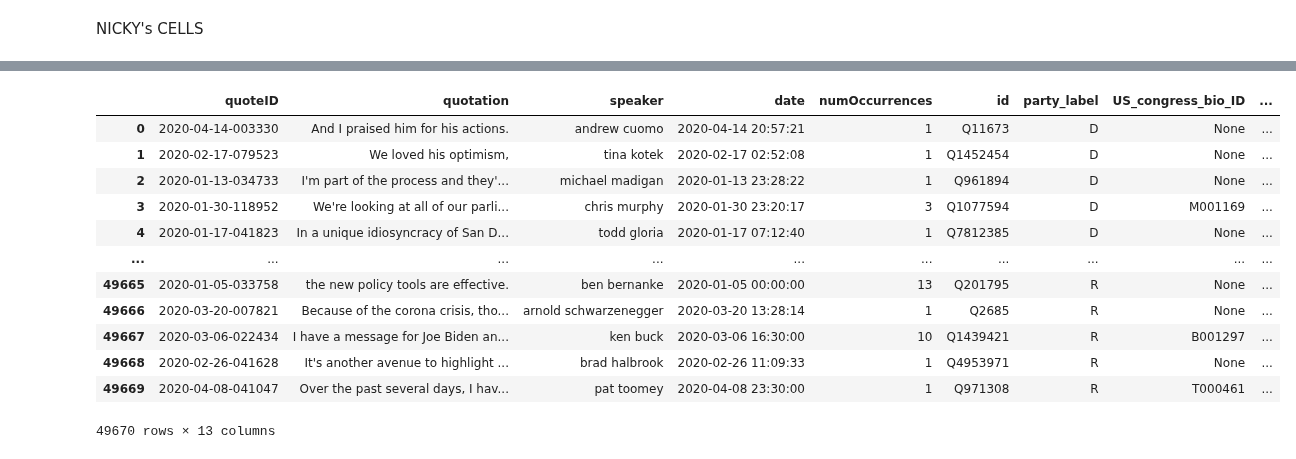
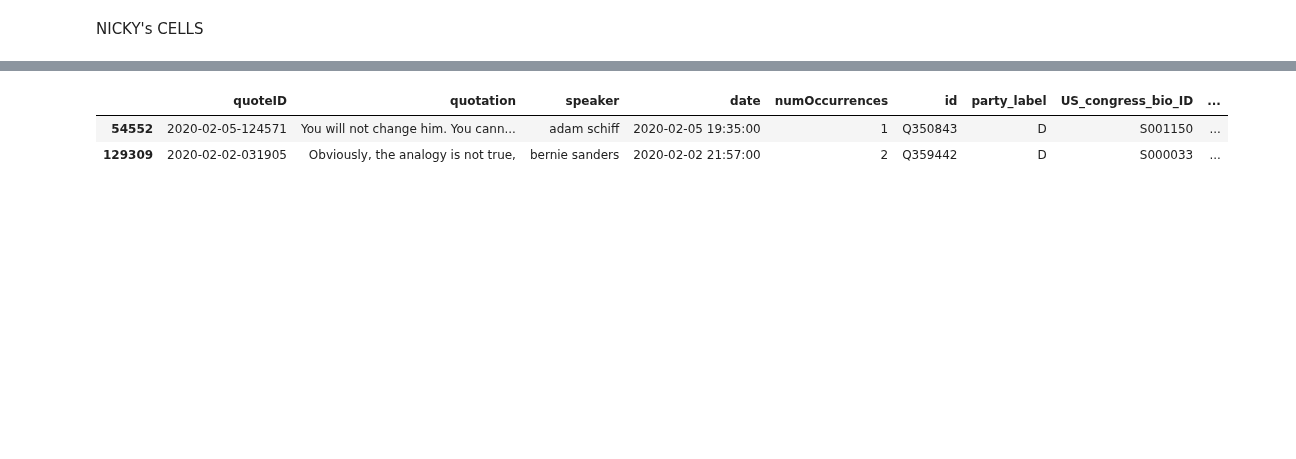
Before and after one commit to epfl-ada/ada-2021-project-mmng, a Jupyter notebook: michael_cleaning_variants.ipynb, the cells around one changed output, grey strips where cells are left out. Cells and saved outputs as stored; diff of their text form; code cells hidden in the pictures; blank space fills up the shorter version.

```diff
--- a/michael_cleaning_variants.ipynb
+++ b/michael_cleaning_variants.ipynb
@@ -361,4 +535,16 @@ array([1, 1, 0, ..., 1, 1, 0])
+# %%
+split_frac = 0.9
+
+bound = round(len(nicky_X)*split_frac)
+
+nicky_X_train = nicky_X[:bound]
+nicky_y_train = nicky_y[:bound]
+
+nicky_X_test = nicky_X[bound:]
+nicky_y_test = nicky_y[bound:]
+# %%
+nicky_pipeline.fit(nicky_X_train, nicky_y_train)
 # %%
-y_pred = nicky_clf.predict_proba(nicky_X)
-y_pred
+y_pred = nicky_pipeline.predict_proba(nicky_X_test)
+y_pred.shape
 # %% [output]
@@ -372,3 +552,9 @@ array([[0.36970839, 0.63029161],
+# %%
+df_temp = df.sample(frac=1)
+nicky_X = df_temp['quotation_cleanE'].values.copy()
+
+nicky_y = y = df_temp['party_label'].values
+nicky_y = np.array([0.0 if label=='R' else 1.0 for label in nicky_y])
 # %%
 df.columns
 # %% [output]
@@ -376,21 +566,11 @@ df.columns
 # %%
-nicky_df = df.copy()
+nicky_df = df_temp.iloc[bound:].copy()
 nicky_df['pred'] = y_pred[:,0]
-nicky_df
+nicky_df.head(2)
 # %% [output]
 |  | quoteID | quotation | speaker | date | numOccurrences | id | party_label | US_congress_bio_ID | ... |
-| 0 | 2020-04-14-003330 | And I praised him for his actions. | andrew cuomo | 2020-04-14 20:57:21 | 1 | Q11673 | D | None | ... |
-| 1 | 2020-02-17-079523 | We loved his optimism, | tina kotek | 2020-02-17 02:52:08 | 1 | Q1452454 | D | None | ... |
-| 2 | 2020-01-13-034733 | I'm part of the process and they'... | michael madigan | 2020-01-13 23:28:22 | 1 | Q961894 | D | None | ... |
-| 3 | 2020-01-30-118952 | We're looking at all of our parli... | chris murphy | 2020-01-30 23:20:17 | 3 | Q1077594 | D | M001169 | ... |
-| 4 | 2020-01-17-041823 | In a unique idiosyncracy of San D... | todd gloria | 2020-01-17 07:12:40 | 1 | Q7812385 | D | None | ... |
-| ... | ... | ... | ... | ... | ... | ... | ... | ... | ... |
-| 49665 | 2020-01-05-033758 | the new policy tools are effective. | ben bernanke | 2020-01-05 00:00:00 | 13 | Q201795 | R | None | ... |
-| 49666 | 2020-03-20-007821 | Because of the corona crisis, tho... | arnold schwarzenegger | 2020-03-20 13:28:14 | 1 | Q2685 | R | None | ... |
-| 49667 | 2020-03-06-022434 | I have a message for Joe Biden an... | ken buck | 2020-03-06 16:30:00 | 10 | Q1439421 | R | B001297 | ... |
-| 49668 | 2020-02-26-041628 | It's another avenue to highlight ... | brad halbrook | 2020-02-26 11:09:33 | 1 | Q4953971 | R | None | ... |
-| 49669 | 2020-04-08-041047 | Over the past several days, I hav... | pat toomey | 2020-04-08 23:30:00 | 1 | Q971308 | R | T000461 | ... |
+| 54552 | 2020-02-05-124571 | You will not change him. You cann... | adam schiff | 2020-02-05 19:35:00 | 1 | Q350843 | D | S001150 | ... |
+| 129309 | 2020-02-02-031905 | Obviously, the analogy is not true, | bernie sanders | 2020-02-02 21:57:00 | 2 | Q359442 | D | S000033 | ... |
-49670 rows × 13 columns
 # %%
 nicky_df['rounded_pred'] = np.argmax(y_pred,axis = 1)
 # %%
```
Also changed, not shown: parts of 31 cells of this notebook, 1 other file.
